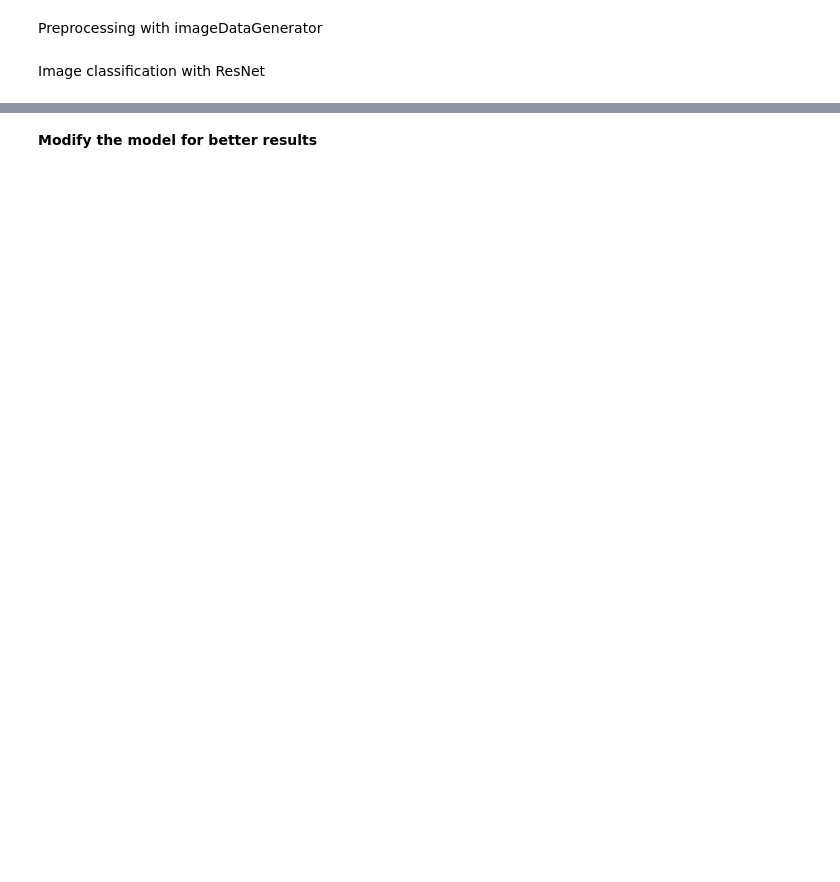
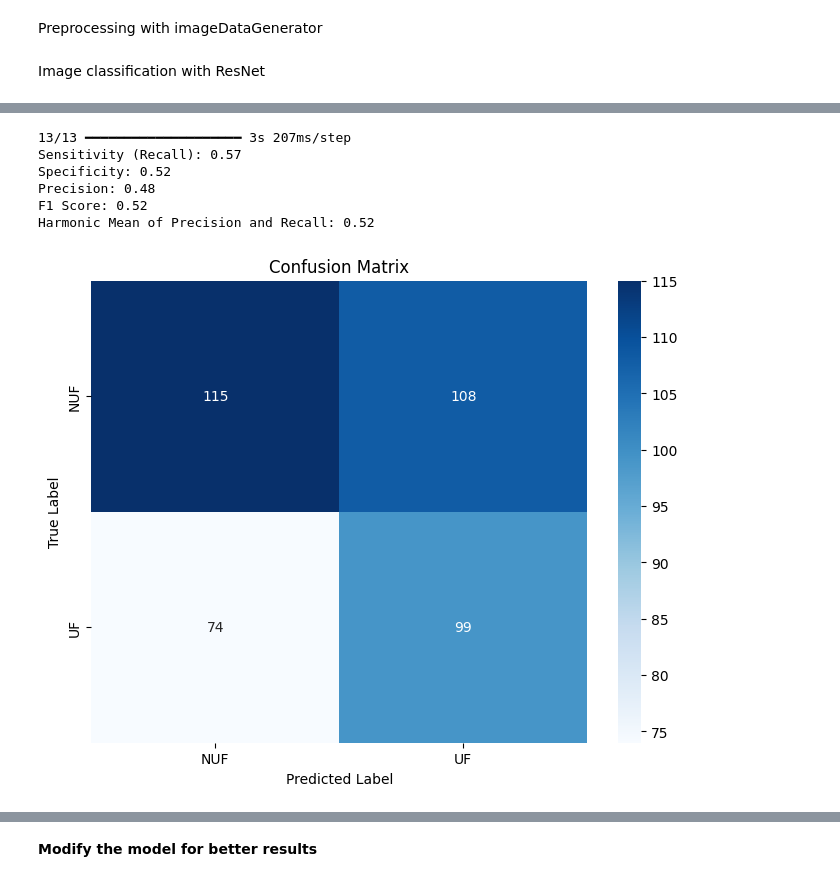
Before and after one commit to DrPaulaEkene/Binary_Classification_Of_Uterine-Myoma_ltrasound_Via_ResNet50_And_MobileNet, a Jupyter notebook: Uterine_Myoma_(Uterine_fibroids)_Ultrasound_image_classification_with_ResNet50_and_MobileNet.ipynb, the cells around one changed output, grey strips where cells are left out. Saved outputs shown, nothing was run; the diff lists cells and outputs as text; code cells hidden in the pictures; blank space fills up the shorter version.

```diff
--- a/Uterine_Myoma_(Uterine_fibroids)_Ultrasound_image_classification_with_ResNet50_and_MobileNet.ipynb
+++ b/Uterine_Myoma_(Uterine_fibroids)_Ultrasound_image_classification_with_ResNet50_and_MobileNet.ipynb
@@ -292,2 +292,56 @@ ResNet50 Test Accuracy: 0.83
+# %%
+import numpy as np
+import matplotlib.pyplot as plt
+from sklearn.metrics import confusion_matrix, precision_score, recall_score, f1_score, accuracy_score
+import seaborn as sns
+import tensorflow as tf
+
+def evaluate_model(model, test_generator, class_labels):
+    """
+    Evaluate the model on test data and print various metrics.
+
+    Parameters:
+    - model: The trained Keras model.
+    - test_generator: Keras ImageDataGenerator for test data.
+    - class_labels: List of class labels.
+    """
+    # Get true labels and predictions
+    y_true = test_generator.classes
+    y_pred_prob = model.predict(test_generator, verbose=1)
+    y_pred = (y_pred_prob > 0.5).astype(int).flatten()
+
+    # Compute metrics
+    tn, fp, fn, tp = confusion_matrix(y_true, y_pred).ravel()
+    sensitivity = recall_score(y_true, y_pred)  # Recall
+    specificity = tn / (tn + fp) if (tn + fp) > 0 else 0
+    precision = precision_score(y_true, y_pred)
+    f1 = f1_score(y_true, y_pred)
+    harmonic_mean = (2 * precision * sensitivity) / (precision + sensitivity) if (precision + sensitivity) > 0 else 0
+
+    # Print metrics
+    print(f'Sensitivity (Recall): {sensitivity:.2f}')
+    print(f'Specificity: {specificity:.2f}')
+    print(f'Precision: {precision:.2f}')
+    print(f'F1 Score: {f1:.2f}')
+    print(f'Harmonic Mean of Precision and Recall: {harmonic_mean:.2f}')
+
+    # Plot confusion matrix
+    cm = confusion_matrix(y_true, y_pred)
+    plt.figure(figsize=(8, 6))
+    sns.heatmap(cm, annot=True, fmt='d', cmap='Blues', xticklabels=class_labels, yticklabels=class_labels)
+    plt.xlabel('Predicted Label')
+    plt.ylabel('True Label')
+    plt.title('Confusion Matrix')
+    plt.show()
+
+evaluate_model(model, test_generator, ['NUF', 'UF'])
+# %% [output]
+13/13 ━━━━━━━━━━━━━━━━━━━━ 3s 207ms/step
+Sensitivity (Recall): 0.57
+Specificity: 0.52
+Precision: 0.48
+F1 Score: 0.52
+Harmonic Mean of Precision and Recall: 0.52
+[figure, added]
 # %%
 # Function to plot loss curve
```
Also changed, not shown: parts of 25 cells of this notebook.
